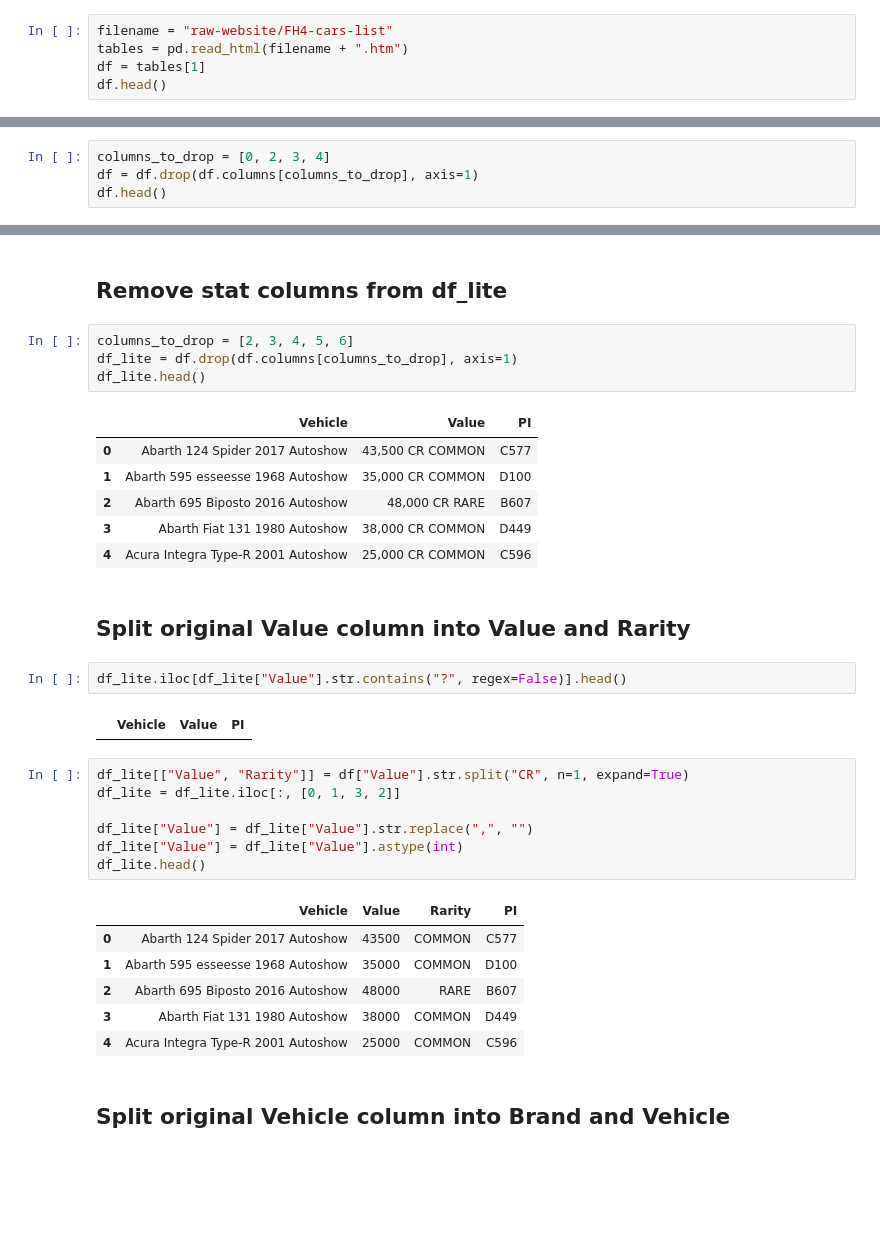
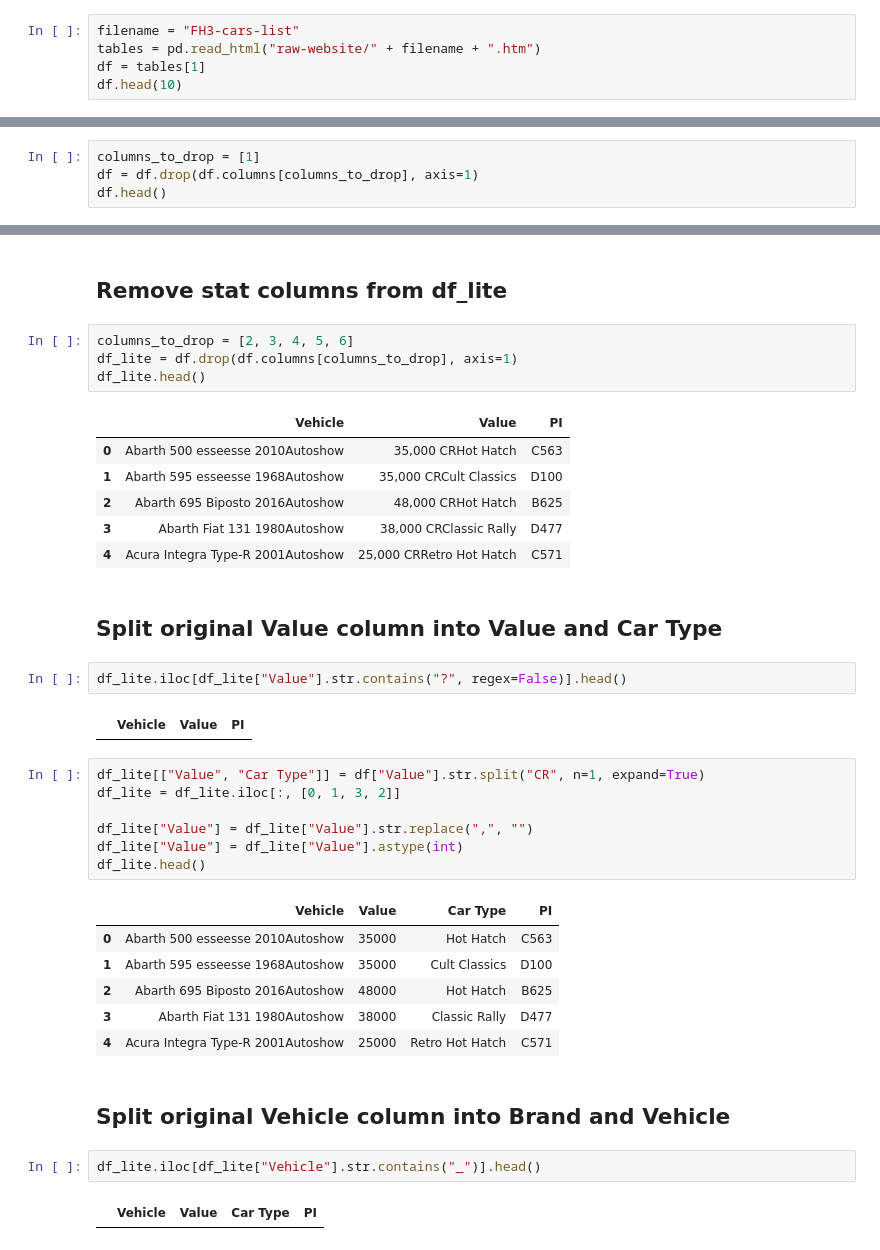
Before and after one commit to iaspidem/fh-cars-list, a Jupyter notebook: fh4-process.ipynb, the cells around one changed output, grey strips where cells are left out. Drawn from its saved outputs; the diff is of its cells as text; blank space fills up the shorter version.

```diff
--- a/fh4-process.ipynb
+++ b/fh4-process.ipynb
@@ -3,8 +3,8 @@ import pandas as pd
 # %% [markdown]
 # Import raw data for preprocessing
 # %%
-filename = "raw-website/FH4-cars-list"
-tables = pd.read_html(filename + ".htm")
+filename = "FH3-cars-list"
+tables = pd.read_html("raw-website/" + filename + ".htm")
 df = tables[1]
-df.head()
+df.head(10)
 # %% [output]
@@ -17,7 +22,7 @@ df.head()
 # %% [markdown]
 ## Remove redundant columns
 # %%
-columns_to_drop = [0, 2, 3, 4]
+columns_to_drop = [1]
 df = df.drop(df.columns[columns_to_drop], axis=1)
 df.head()
 # %% [output]
@@ -65,30 +70,34 @@ df_lite = df.drop(df.columns[columns_to_drop], axis=1)
 df_lite.head()
 # %% [output]
 |  | Vehicle | Value | PI |
-| 0 | Abarth 124 Spider 2017 Autoshow | 43,500 CR COMMON | C577 |
-| 1 | Abarth 595 esseesse 1968 Autoshow | 35,000 CR COMMON | D100 |
-| 2 | Abarth 695 Biposto 2016 Autoshow | 48,000 CR RARE | B607 |
-| 3 | Abarth Fiat 131 1980 Autoshow | 38,000 CR COMMON | D449 |
-| 4 | Acura Integra Type-R 2001 Autoshow | 25,000 CR COMMON | C596 |
+| 0 | Abarth 500 esseesse 2010Autoshow | 35,000 CRHot Hatch | C563 |
+| 1 | Abarth 595 esseesse 1968Autoshow | 35,000 CRCult Classics | D100 |
+| 2 | Abarth 695 Biposto 2016Autoshow | 48,000 CRHot Hatch | B625 |
+| 3 | Abarth Fiat 131 1980Autoshow | 38,000 CRClassic Rally | D477 |
+| 4 | Acura Integra Type-R 2001Autoshow | 25,000 CRRetro Hot Hatch | C571 |
 # %% [markdown]
-## Split original Value column into Value and Rarity
+## Split original Value column into Value and Car Type
 # %%
 df_lite.iloc[df_lite["Value"].str.contains("?", regex=False)].head()
 # %% [output]
 |  | Vehicle | Value | PI |
 # %%
-df_lite[["Value", "Rarity"]] = df["Value"].str.split("CR", n=1, expand=True)
+df_lite[["Value", "Car Type"]] = df["Value"].str.split("CR", n=1, expand=True)
 df_lite = df_lite.iloc[:, [0, 1, 3, 2]]
 
 df_lite["Value"] = df_lite["Value"].str.replace(",", "")
 df_lite["Value"] = df_lite["Value"].astype(int)
 df_lite.head()
 # %% [output]
-|  | Vehicle | Value | Rarity | PI |
-| 0 | Abarth 124 Spider 2017 Autoshow | 43500 | COMMON | C577 |
-| 1 | Abarth 595 esseesse 1968 Autoshow | 35000 | COMMON | D100 |
-| 2 | Abarth 695 Biposto 2016 Autoshow | 48000 | RARE | B607 |
-| 3 | Abarth Fiat 131 1980 Autoshow | 38000 | COMMON | D449 |
-| 4 | Acura Integra Type-R 2001 Autoshow | 25000 | COMMON | C596 |
+|  | Vehicle | Value | Car Type | PI |
+| 0 | Abarth 500 esseesse 2010Autoshow | 35000 | Hot Hatch | C563 |
+| 1 | Abarth 595 esseesse 1968Autoshow | 35000 | Cult Classics | D100 |
+| 2 | Abarth 695 Biposto 2016Autoshow | 48000 | Hot Hatch | B625 |
+| 3 | Abarth Fiat 131 1980Autoshow | 38000 | Classic Rally | D477 |
+| 4 | Acura Integra Type-R 2001Autoshow | 25000 | Retro Hot Hatch | C571 |
 # %% [markdown]
 ## Split original Vehicle column into Brand and Vehicle
+# %%
+df_lite.iloc[df_lite["Vehicle"].str.contains("_")].head()
+# %% [output]
+|  | Vehicle | Value | Car Type | PI |
```
Also changed, not shown: parts of 62 cells of this notebook.
